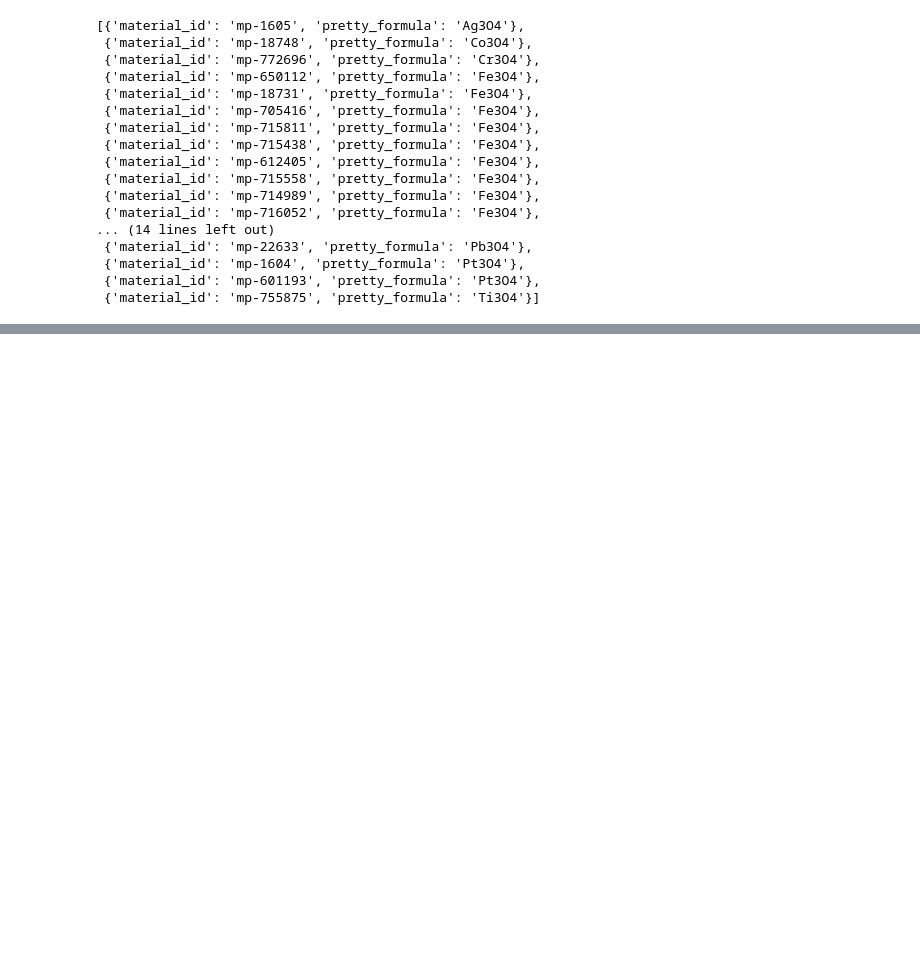
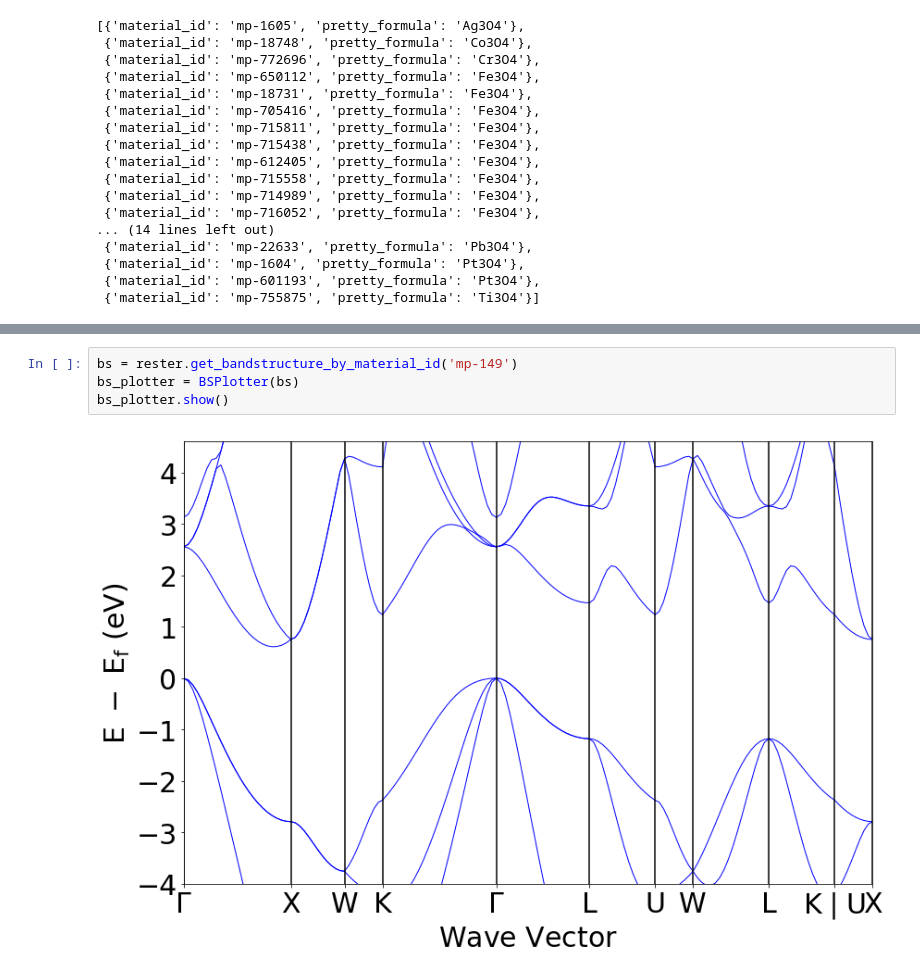
Before and after one commit to yw-fang/pymatgen-notebook, a Jupyter notebook: notebooks/20180508-0510-quiry-methods.ipynb, the cells around one changed output, grey strips where cells are left out. Saved outputs shown, nothing was run; the diff lists cells and outputs as text; blank space fills up the shorter version.

```diff
--- a/notebooks/20180508-0510-quiry-methods.ipynb
+++ b/notebooks/20180508-0510-quiry-methods.ipynb
@@ -282,0 +323,6 @@ pprint(rester.get_data("*3O4", prop="pretty_formula"))
+# %%
+bs = rester.get_bandstructure_by_material_id('mp-149')
+bs_plotter = BSPlotter(bs)
+bs_plotter.show()
+# %% [output]
+[figure, added]
```
Also changed, not shown: parts of 1 cell of this notebook.
